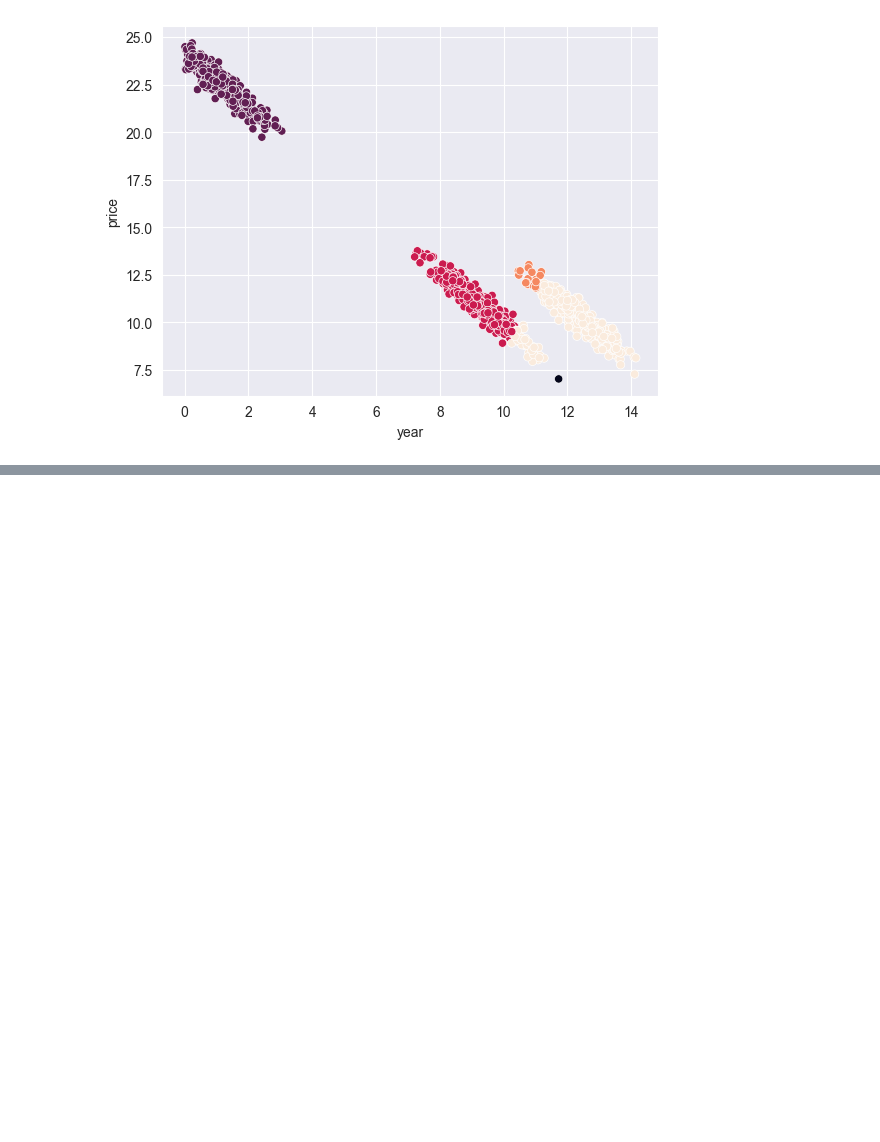
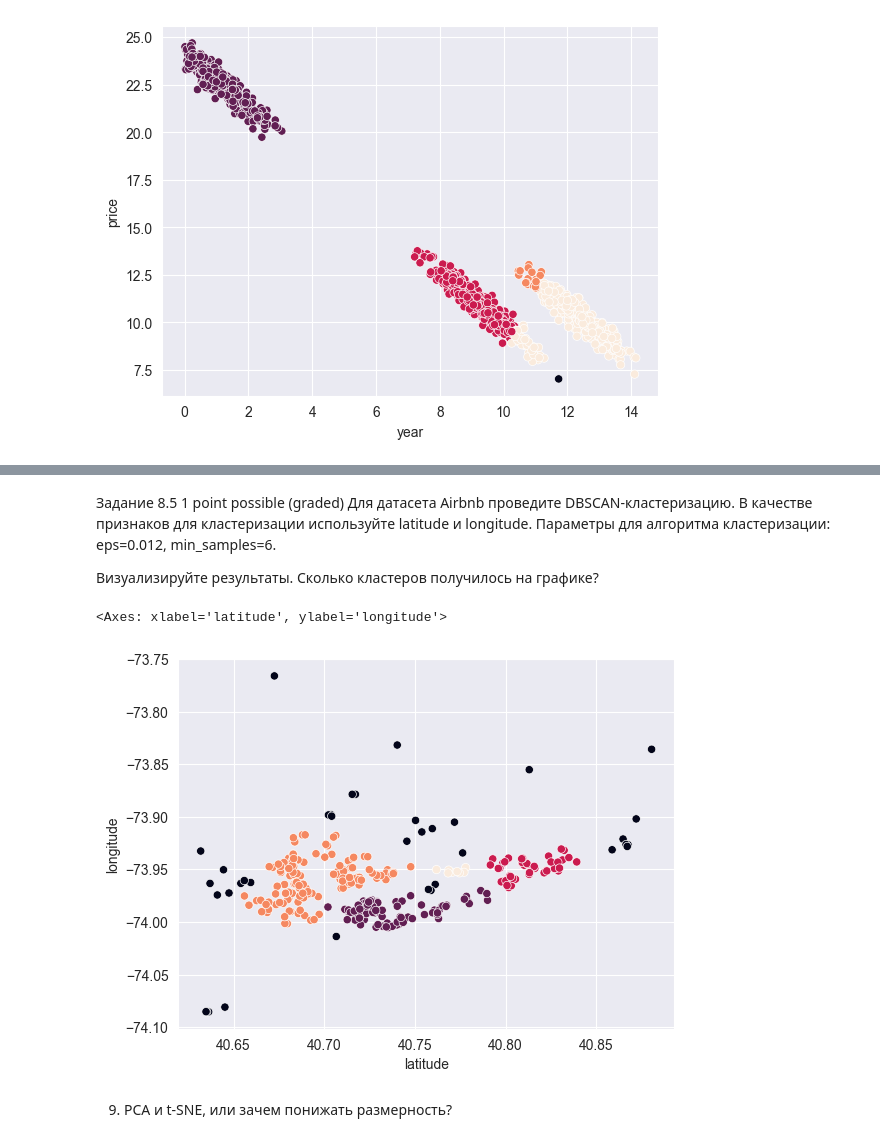
Before and after one commit to eartzhi/lessons, a Jupyter notebook: ml_04/ml_04.ipynb, the cells around one changed output, grey strips where cells are left out. Saved outputs shown, nothing was run; the diff lists cells and outputs as text; code cells hidden in the pictures; blank space fills up the shorter version.

```diff
--- a/ml_04/ml_04.ipynb
+++ b/ml_04/ml_04.ipynb
@@ -180,0 +219,20 @@ sns.scatterplot(x=df.year, y=df.price, c=clustering.labels_)
+# %% [markdown]
+Задание 8.5
+1 point possible (graded)
+Для датасета Airbnb проведите DBSCAN-кластеризацию. В качестве признаков для кластеризации используйте latitude и longitude. Параметры для алгоритма кластеризации: eps=0.012, min_samples=6.
+
+Визуализируйте результаты. Сколько кластеров получилось на графике?
+# %%
+# импортируем DBSCAN кластеризацию
+from sklearn.cluster import DBSCAN
+
+#запускаем кластеризацию на наших данных
+clustering = DBSCAN(eps=0.012, min_samples=6).fit(df[["latitude", "longitude"]])
+
+# Далее можно визуализировать результаты, как мы делали с алгоритмом k-means
+sns.scatterplot(x=df.latitude, y=df.longitude, c=clustering.labels_)
+# %% [output]
+<Axes: xlabel='latitude', ylabel='longitude'>
+[figure, added]
+# %% [markdown]
+9. PCA и t-SNE, или зачем понижать размерность?
```
Also changed, not shown: parts of 29 cells of this notebook, 3 other files.
